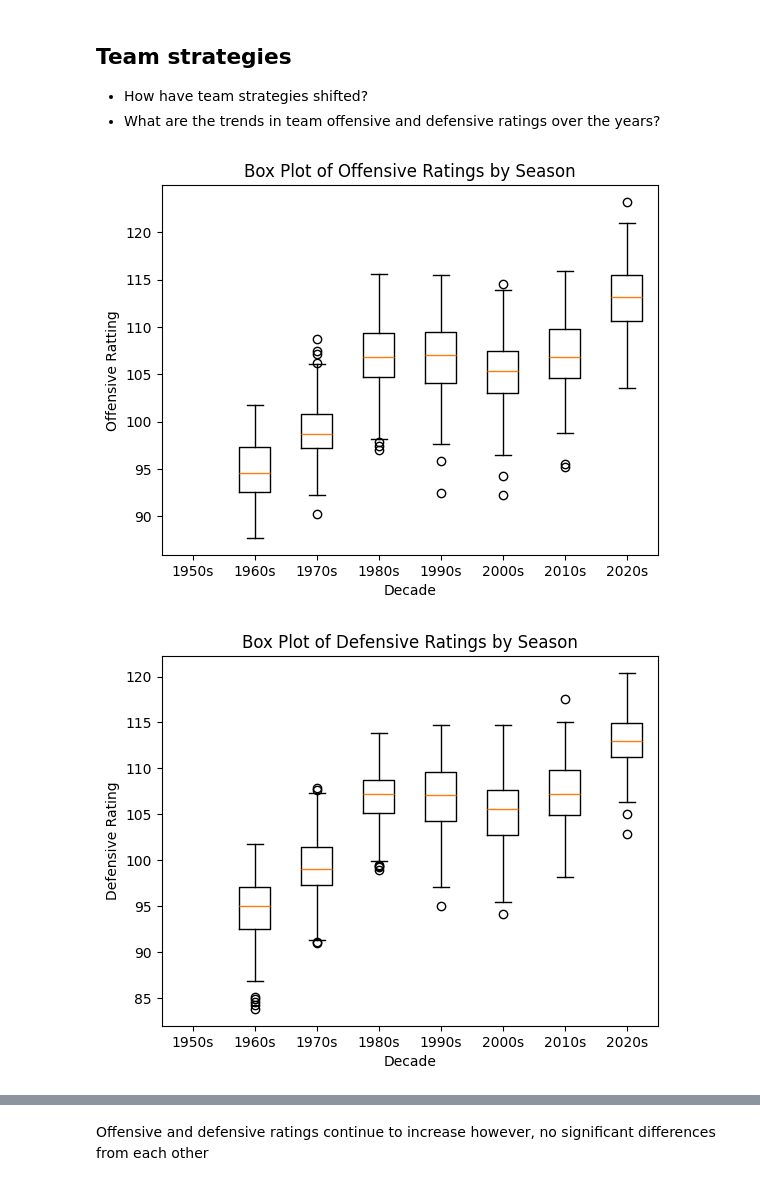
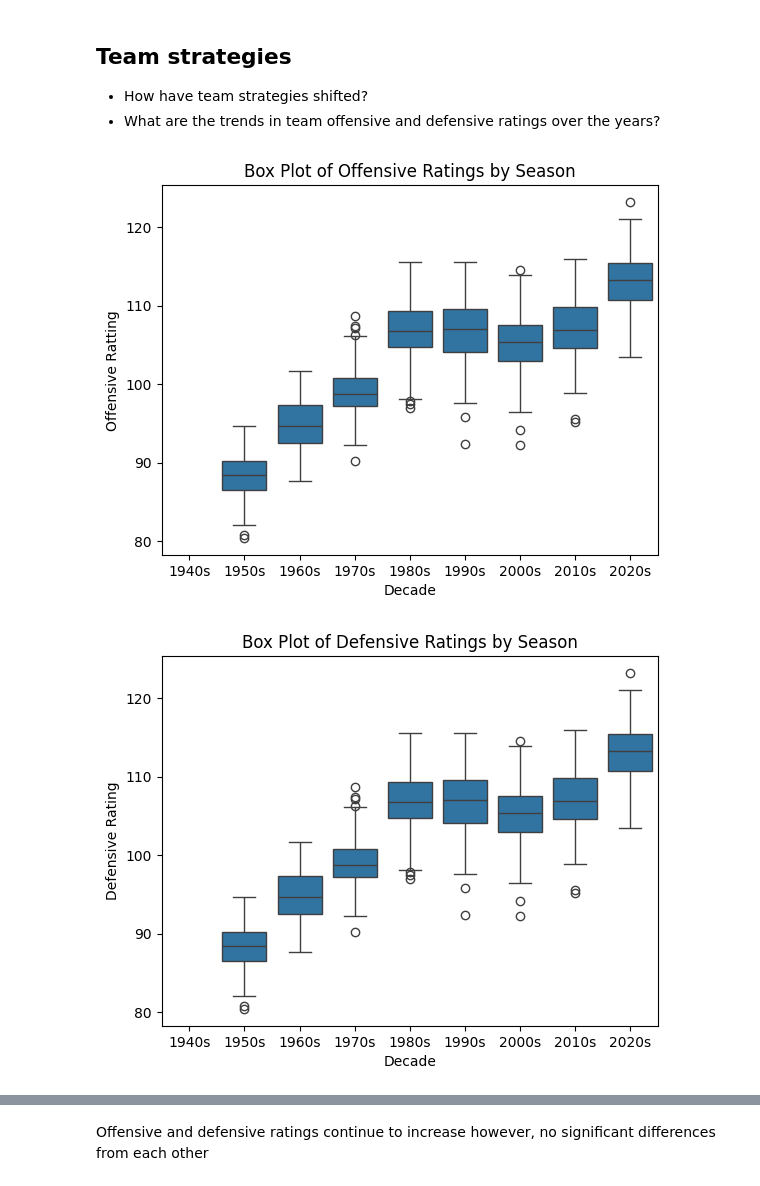
Before and after one commit to pgeneta/Basketball-Analysis, a Jupyter notebook: Basketball evolution.ipynb, the cells around one changed output, grey strips where cells are left out. Drawn from its saved outputs; the diff is of its cells as text; code cells hidden in the pictures.

```diff
--- a/Basketball evolution.ipynb
+++ b/Basketball evolution.ipynb
@@ -490,34 +490,36 @@ df_box['decade'] = pd.cut(df_box['season'], bins = bins, labels = labels, includ
 # %%
 #seasons = df_box['decade'].unique()
 
 #box_data = df_box.groupby('decade', observed=True)['o_rtg'].mean().reset_index()
-year = df_box['decade'].unique()
-year = sorted(set(year), reverse=False) #Sort order for the box plot
-box_data_ortg = [df_box[df_box['decade'] == season]['o_rtg'] for season in year]
+#year = df_box['decade'].unique()
+#year = sorted(set(year), reverse=False) #Sort order for the box plot
+#box_data_ortg = [df_box[df_box['decade'] == season]['o_rtg'] for season in year]
 
+#plt.boxplot(box_data_ortg, tick_labels= year, vert=True)
 
-plt.boxplot(box_data_ortg, tick_labels= year, vert=True)
+sns.boxplot(x = df_box['decade'], y= df_box['o_rtg'] )
 plt.title('Box Plot of Offensive Ratings by Season')
 plt.xlabel('Decade')
 plt.ylabel('Offensive Ratting')
 plt.show()
 # %% [output]
-[figure, old version]
+[figure, new version]
 # %%
 #unique_seasons = df_box['season'].unique()
 
 #box_data = [nba_summ[nba_summ['season'] == season]['o_rtg'] for season in seasons]
 
-box_data = df_box.groupby('decade', observed=True)['d_rtg'].mean().reset_index()
-year = df_box['decade'].unique()
-year = sorted(set(year), reverse=False)
-box_data_drtg = [df_box[df_box['decade'] == season]['d_rtg'] for season in year]
+#box_data = df_box.groupby('decade', observed=True)['d_rtg'].mean().reset_index()
+#year = df_box['decade'].unique()
+#year = sorted(set(year), reverse=False)
+#box_data_drtg = [df_box[df_box['decade'] == season]['d_rtg'] for season in year]
 
 
-plt.boxplot(box_data_drtg, tick_labels= year, vert=True)
+sns.boxplot(x = df_box['decade'], y=df_box['o_rtg'])
+#plt.boxplot(box_data_drtg, tick_labels= year, vert=True)
 plt.title('Box Plot of Defensive Ratings by Season')
 plt.xlabel('Decade')
 plt.ylabel('Defensive Rating')
 plt.show()
 # %% [output]
-[figure, old version]
+[figure, new version]
```
Also changed, not shown: parts of 1 cell of this notebook.
